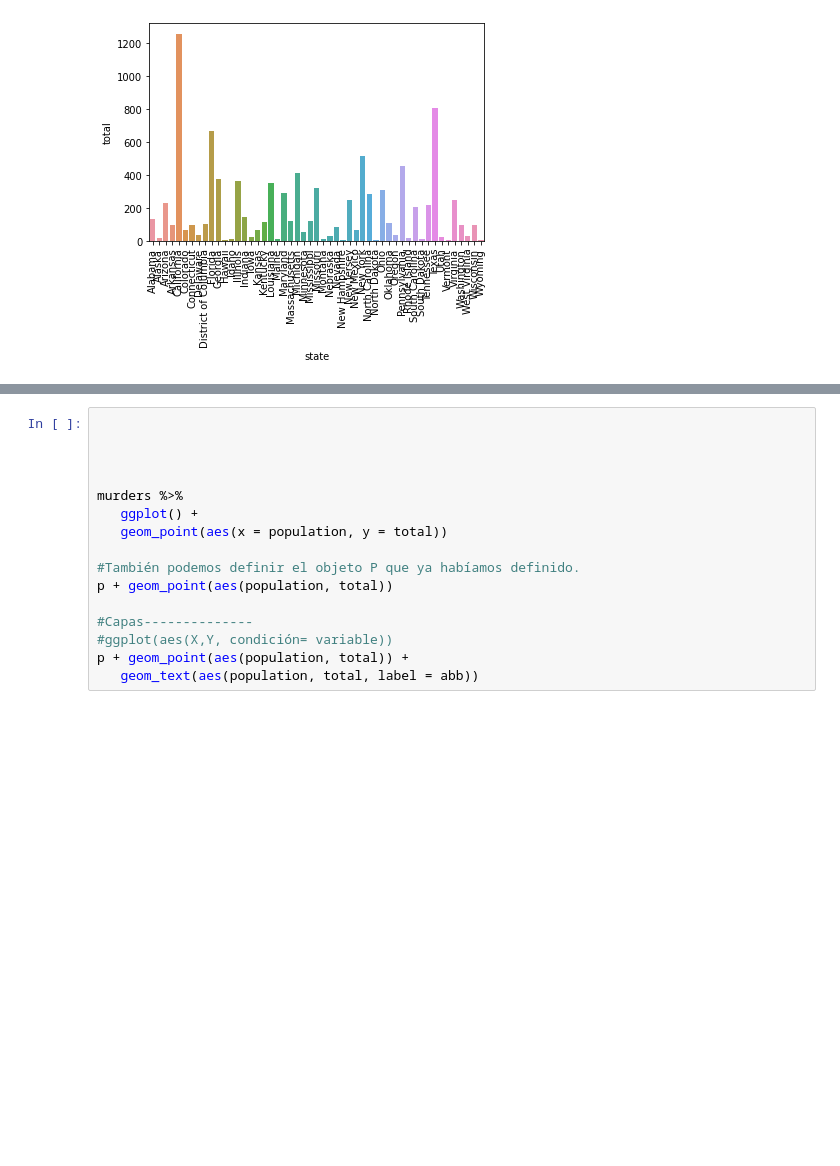
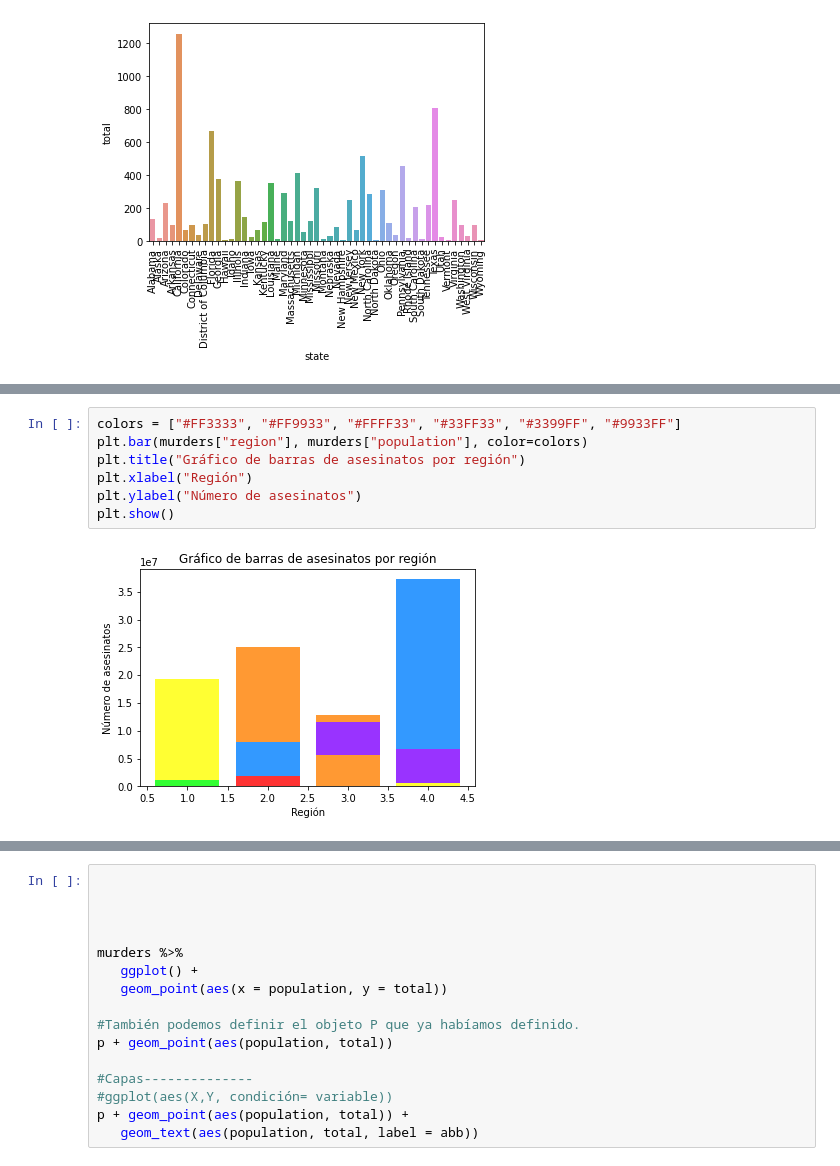
Before and after one commit to ALRIER/BigD_KonradLorenz, a Jupyter notebook: Graphics.ipynb, the cells around one changed output, grey strips where cells are left out. Drawn from its saved outputs; the diff is of its cells as text; blank space fills up the shorter version.

```diff
--- a/Graphics.ipynb
+++ b/Graphics.ipynb
@@ -345,0 +365,9 @@ plt.show()
+# %%
+colors = ["#FF3333", "#FF9933", "#FFFF33", "#33FF33", "#3399FF", "#9933FF"]
+plt.bar(murders["region"], murders["population"], color=colors)
+plt.title("Gráfico de barras de asesinatos por región")
+plt.xlabel("Región")
+plt.ylabel("Número de asesinatos")
+plt.show()
+# %% [output]
+[figure, added]
```
Also changed, not shown: parts of 6 cells of this notebook.
